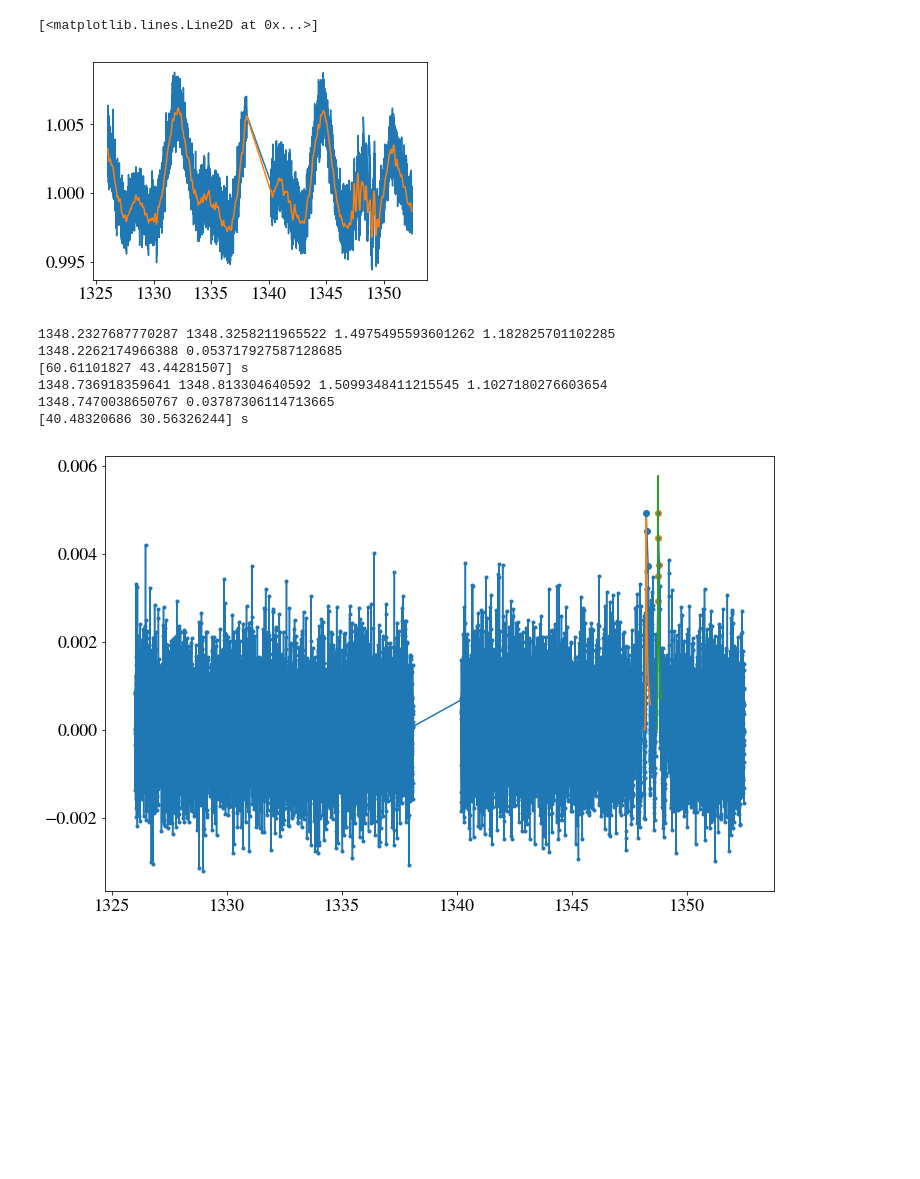
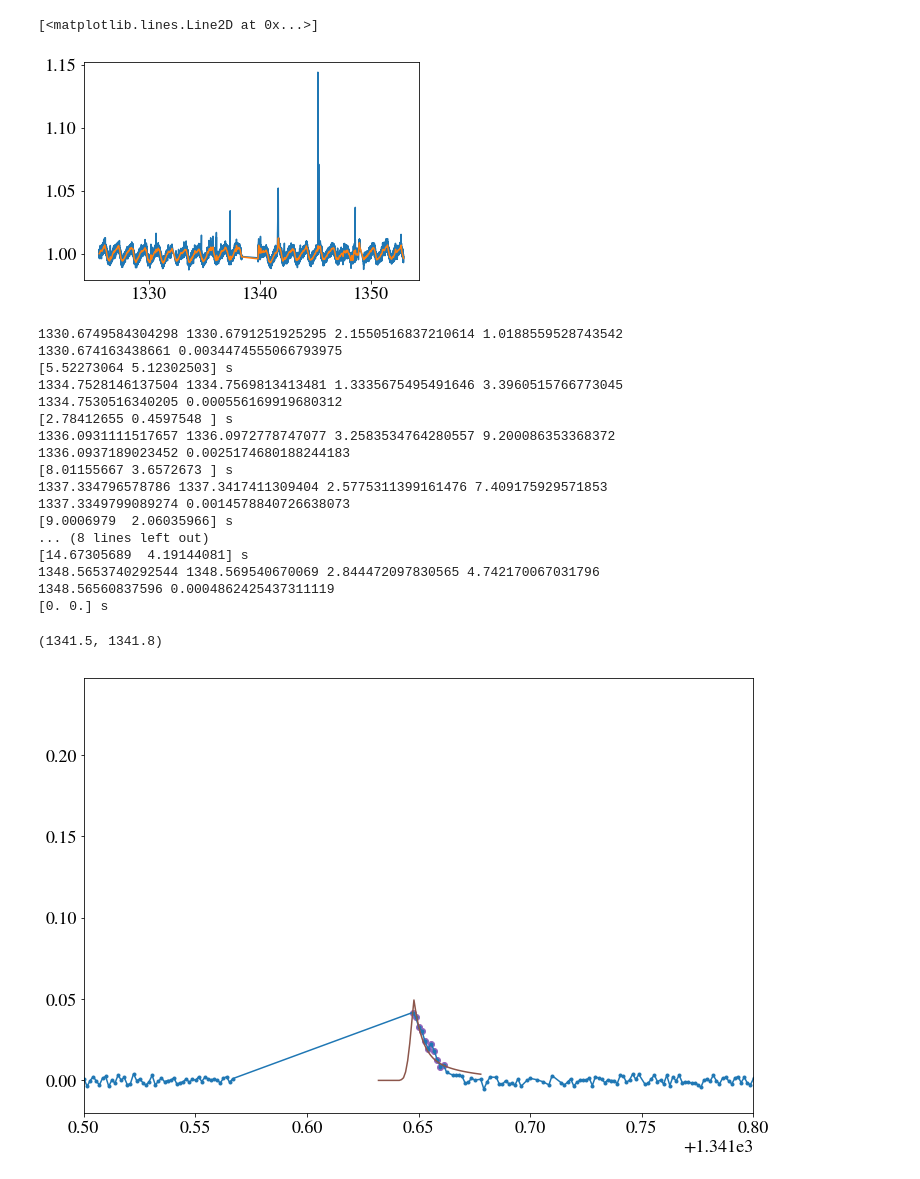
Before and after one commit to spencerw/tess_flare, a Jupyter notebook: fluxJumps.ipynb, the cells around one changed output. Drawn from its saved outputs; the diff is of its cells as text; code cells hidden in the pictures; blank space fills up the shorter version.

```diff
--- a/fluxJumps.ipynb
+++ b/fluxJumps.ipynb
@@ -21,17 +21,12 @@ import matplotlib as mpl
 mpl.rcParams.update({'font.size': 18, 'font.family': 'STIXGeneral', 'mathtext.fontset': 'stix',
                             'image.cmap': 'viridis'})
 # %%
-path = '/astro/store/gradscratch/tmp/scw7/tessData/lightcurves/sec1to13/'
+path = '/astro/store/gradscratch/tmp/scw7/tessData/lightcurves/sec1/'
 
 # Flux jump
-f1 = 'tess2018206045859-s0001-0000000029493050-0120-s_lc.fits'
-
-# Periodic light curve with flares
-f2 = 'tess2019006130736-s0007-0000000294750180-0131-s_lc.fits'
-
-f3 = 'tess2018206045859-s0001-0000000008195886-0120-s_lc.fits'
+f1 = 'tess2018206045859-s0001-0000000025200252-0120-s_lc.fits'
 # %%
-with fits.open(path+f3, mode='readonly') as hdulist:
+with fits.open(path+f1, mode='readonly') as hdulist:
     #print(hdulist[1].header)
     tess_bjds = hdulist[1].data['TIME']
     pdcsap_fluxes = hdulist[1].data['PDCSAP_FLUX']
@@ -105,5 +100,5 @@ acf_1dt
 # %%
-"""num_iter = 20
+num_iter = 20
 
 x = time
 y = flux/median
@@ -175,5 +170,5 @@ for i in range(num_iter):
         break
 
 gp.compute(x[m], yerr[m])
-smo = gp.predict(y[m], time, return_cov=False, return_var=False)"""
+smo = gp.predict(y[m], time, return_cov=False, return_var=False)
 # %% [output]
@@ -181,7 +188,3 @@ smo = gp.predict(y[m], time, return_cov=False, return_var=False)"""
-# %%
-path = '/astro/store/gradscratch/tmp/scw7/tessData/lightcurves/sec1_small/'
-filename = 'tess2018206045859-s0001-0000000008195886-0120-s_lc.fits'
-time, smo = np.loadtxt(path+filename+'.gp')
 # %%
 plt.plot(time, flux/median)
 plt.plot(time, smo)
@@ -212,7 +215,7 @@ plt.plot(time, flux/median)
 plt.plot(time, smo)
 # %% [output]
 [<matplotlib.lines.Line2D at 0x...>]
-[figure, old version]
+[figure, new version]
 # %%
 # Search for flares in the smoothed light curve using change point analysis
 FL = FINDflare(flux/median - smo, error/median,
@@ -220,37 +223,49 @@ FL = FINDflare(flux/median - smo, error/median,
 # %%
 from flareTools import aflare1
 from flarePipeline import measure_ED
 fig, axes = plt.subplots(figsize=(12,8))
 axes.plot(time, flux/median-smo, marker='o', markersize=3)
 for j in range(len(FL[0])):
     s1, s2 = FL[0][j], FL[1][j]+1
     axes.scatter(time[s1:s2], flux[s1:s2]/median-smo[s1:s2])#, color='r')
 
     tstart, tstop = time[s1], time[s2]
     dx_fac = 2
     popt1, pstd1, g_chisq, popt2, pstd2, f_chisq = vetFlare(time, flux/median-smo,\
                                                             error/median, tstart, tstop, \
                                                             dx_fac=dx_fac)
 
     dx = tstop - tstart
     x1 = tstart - dx*dx_fac/2
     x2 = tstop + dx*dx_fac/2
 
     xmodel = np.linspace(x1, x2)
     ymodel = aflare1(xmodel, popt2[0], popt2[1], popt2[2])
     plt.plot(xmodel, ymodel)
     print(tstart, tstop, f_chisq, g_chisq)
 
     ed = measure_ED(time, flux/median-smo, error/median, popt2[0], popt2[1])
     print(popt2[0], popt2[1])
     print((ed*u.d).to(u.s))
 
-#plt.xlim(1359,1359.25)
+plt.xlim(1341.5,1341.8)
 # %% [output]
-1348.2327687770287 1348.3258211965522 1.4975495593601262 1.182825701102285
-1348.2262174966388 0.053717927587128685
-[60.61101827 43.44281507] s
-1348.736918359641 1348.813304640592 1.5099348411215545 1.1027180276603654
-1348.7470038650767 0.03787306114713665
-[40.48320686 30.56326244] s
+1330.6749584304298 1330.6791251925295 2.1550516837210614 1.0188559528743542
+1330.674163438661 0.0034474555066793975
+[5.52273064 5.12302503] s
+1334.7528146137504 1334.7569813413481 1.3335675495491646 3.3960515766773045
+1334.7530516340205 0.000556169919680312
+[2.78412655 0.4597548 ] s
+1336.0931111517657 1336.0972778747077 3.2583534764280557 9.200086353368372
+1336.0937189023452 0.0025174680188244183
+[8.01155667 3.6572673 ] s
+1337.334796578786 1337.3417411309404 2.5775311399161476 7.409175929571853
+1337.3349799089274 0.0014578840726638073
+[9.0006979  2.06035966] s
+... (8 lines left out)
+[14.67305689  4.19144081] s
+1348.5653740292544 1348.569540670069 2.844472097830565 4.742170067031796
+1348.56560837596 0.0004862425437311119
+[0. 0.] s
+(1341.5, 1341.8)
-[figure, old version]
+[figure, new version]
```
Also changed, not shown: parts of 7 cells of this notebook, 1 other file.
